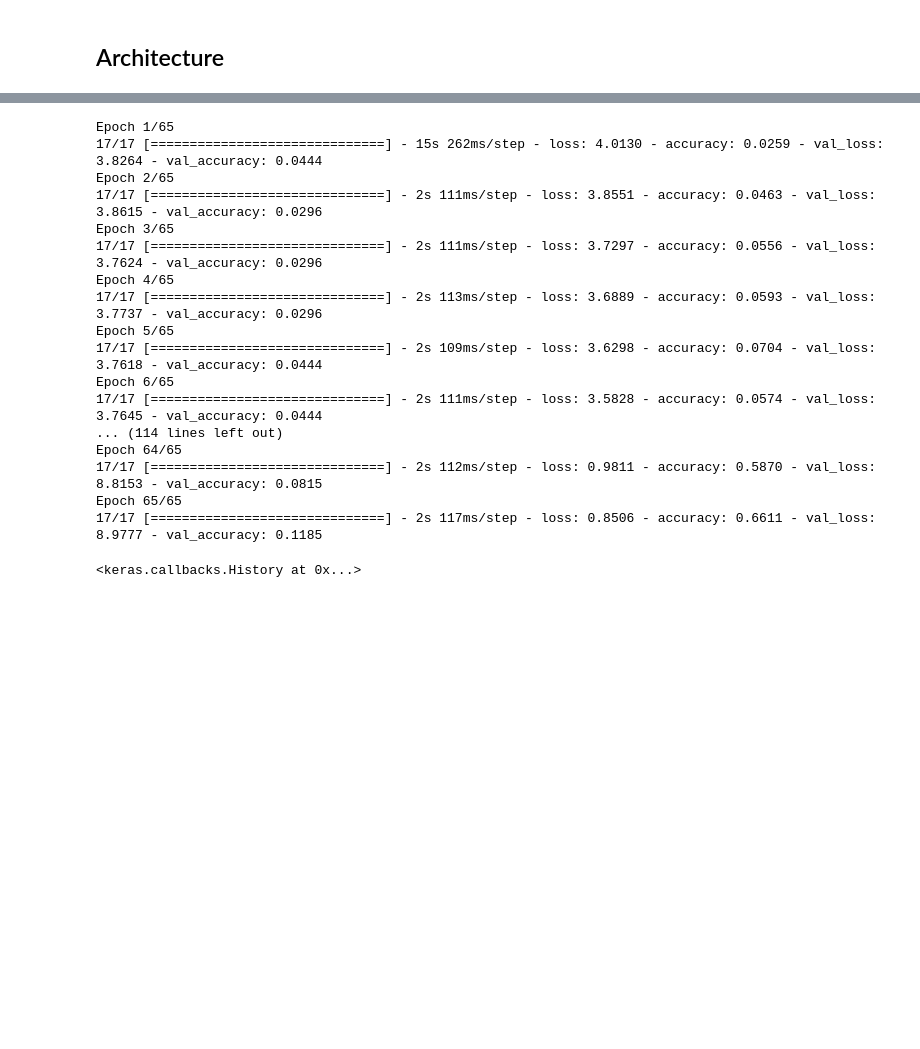
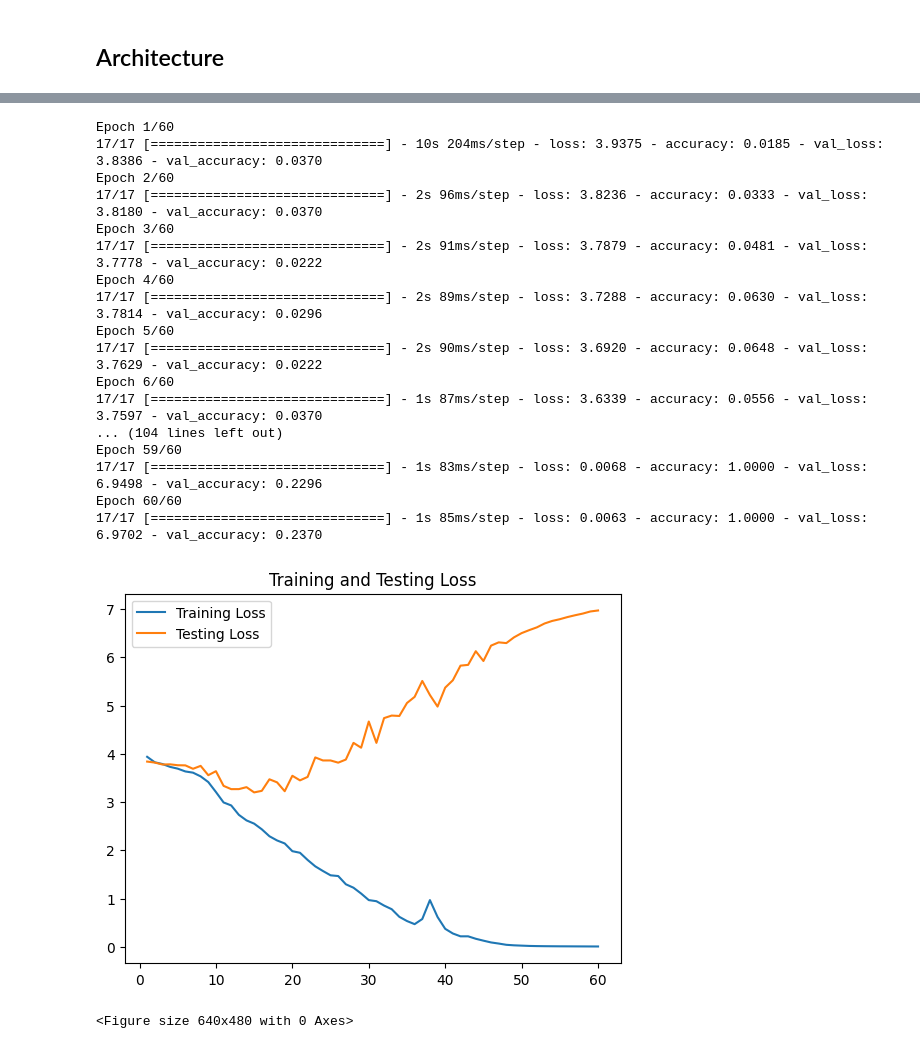
Before and after one commit to swastikbansal/Signify, a Jupyter notebook: train_include.ipynb, the cells around one changed output, grey strips where cells are left out. Drawn from its saved outputs; the diff is of its cells as text; code cells hidden in the pictures; blank space fills up the shorter version.

```diff
--- a/train_include.ipynb
+++ b/train_include.ipynb
@@ -76,7 +75,7 @@ for i in range(len(labels)):
     label = split[1:]
     label = " ".join(label)
 
-    label_map[i] = label
+    label_map[split[0]] = label
 
 labels = list(label_map.values())
 
@@ -106,12 +105,12 @@ y= []
 
 for label in tqdm(labels):
     label_videos = os.listdir("MP_data/"+label)
-    # window = []
+
 
     for video in label_videos:
         res = np.load("MP_data/" + f"{label}/" + video,allow_pickle=True)
         X.append(res)
-        y.append(label_map[label])
+        y.append(labels.index(label))
 
 len(X),len(y)
 # %% [output]
@@ -140,7 +133,10 @@ X= np.array(X)
 y= np.array(y)
 y = to_categorical(y)
 
-X_train, X_val, y_train, y_val = train_test_split(X, y, test_size=0.2, random_state=42,shuffle=True)
+X_train, X_val, y_train, y_val = train_test_split(X, y,
+                                                  test_size=0.2,
+                                                  random_state=42,
+                                                  shuffle=True)
 
 print("X_train shape:", X_train.shape)
 print("X_val shape:", X_val.shape)
@@ -209,25 +286,41 @@ _________________________________________________________________
 # %%
-model.fit(X_train,
+history = model.fit(X_train,
           y_train,
           validation_data=(X_val, y_val),
-          epochs=65)
-# ,        #   batch_size=batch_size)
+          epochs=60)
 # %% [output]
-Epoch 1/65
-17/17 [==============================] - 15s 262ms/step - loss: 4.0130 - accuracy: 0.0259 - val_loss: 3.8264 - val_accuracy: 0.0444
-Epoch 2/65
-17/17 [==============================] - 2s 111ms/step - loss: 3.8551 - accuracy: 0.0463 - val_loss: 3.8615 - val_accuracy: 0.0296
-Epoch 3/65
-17/17 [==============================] - 2s 111ms/step - loss: 3.7297 - accuracy: 0.0556 - val_loss: 3.7624 - val_accuracy: 0.0296
-Epoch 4/65
-17/17 [==============================] - 2s 113ms/step - loss: 3.6889 - accuracy: 0.0593 - val_loss: 3.7737 - val_accuracy: 0.0296
-Epoch 5/65
-17/17 [==============================] - 2s 109ms/step - loss: 3.6298 - accuracy: 0.0704 - val_loss: 3.7618 - val_accuracy: 0.0444
-Epoch 6/65
-17/17 [==============================] - 2s 111ms/step - loss: 3.5828 - accuracy: 0.0574 - val_loss: 3.7645 - val_accuracy: 0.0444
-... (114 lines left out)
-Epoch 64/65
-17/17 [==============================] - 2s 112ms/step - loss: 0.9811 - accuracy: 0.5870 - val_loss: 8.8153 - val_accuracy: 0.0815
-Epoch 65/65
-17/17 [==============================] - 2s 117ms/step - loss: 0.8506 - accuracy: 0.6611 - val_loss: 8.9777 - val_accuracy: 0.1185
+Epoch 1/60
+17/17 [==============================] - 10s 204ms/step - loss: 3.9375 - accuracy: 0.0185 - val_loss: 3.8386 - val_accuracy: 0.0370
+Epoch 2/60
+17/17 [==============================] - 2s 96ms/step - loss: 3.8236 - accuracy: 0.0333 - val_loss: 3.8180 - val_accuracy: 0.0370
+Epoch 3/60
+17/17 [==============================] - 2s 91ms/step - loss: 3.7879 - accuracy: 0.0481 - val_loss: 3.7778 - val_accuracy: 0.0222
+Epoch 4/60
+17/17 [==============================] - 2s 89ms/step - loss: 3.7288 - accuracy: 0.0630 - val_loss: 3.7814 - val_accuracy: 0.0296
+Epoch 5/60
+17/17 [==============================] - 2s 90ms/step - loss: 3.6920 - accuracy: 0.0648 - val_loss: 3.7629 - val_accuracy: 0.0222
+Epoch 6/60
+17/17 [==============================] - 1s 87ms/step - loss: 3.6339 - accuracy: 0.0556 - val_loss: 3.7597 - val_accuracy: 0.0370
+... (104 lines left out)
+Epoch 59/60
+17/17 [==============================] - 1s 83ms/step - loss: 0.0068 - accuracy: 1.0000 - val_loss: 6.9498 - val_accuracy: 0.2296
+Epoch 60/60
+17/17 [==============================] - 1s 85ms/step - loss: 0.0063 - accuracy: 1.0000 - val_loss: 6.9702 - val_accuracy: 0.2370
-<keras.callbacks.History at 0x...>
+# %%
+from matplotlib import pyplot as plt
+
+train_loss = history.history['loss']
+eval_loss = history.history['val_loss']
+
+epochs = range(1, len(train_loss) + 1)
+
+plt.plot(epochs,train_loss,label = "Training Loss")
+plt.plot(epochs,eval_loss,label = "Testing Loss")
+
+plt.title("Training and Testing Loss")
+plt.legend()
+plt.figure()
+plt.show();
+# %% [output]
+[figure, added]
+<Figure size 640x480 with 0 Axes>
```
Also changed, not shown: parts of 14 cells of this notebook, 3 other files.
